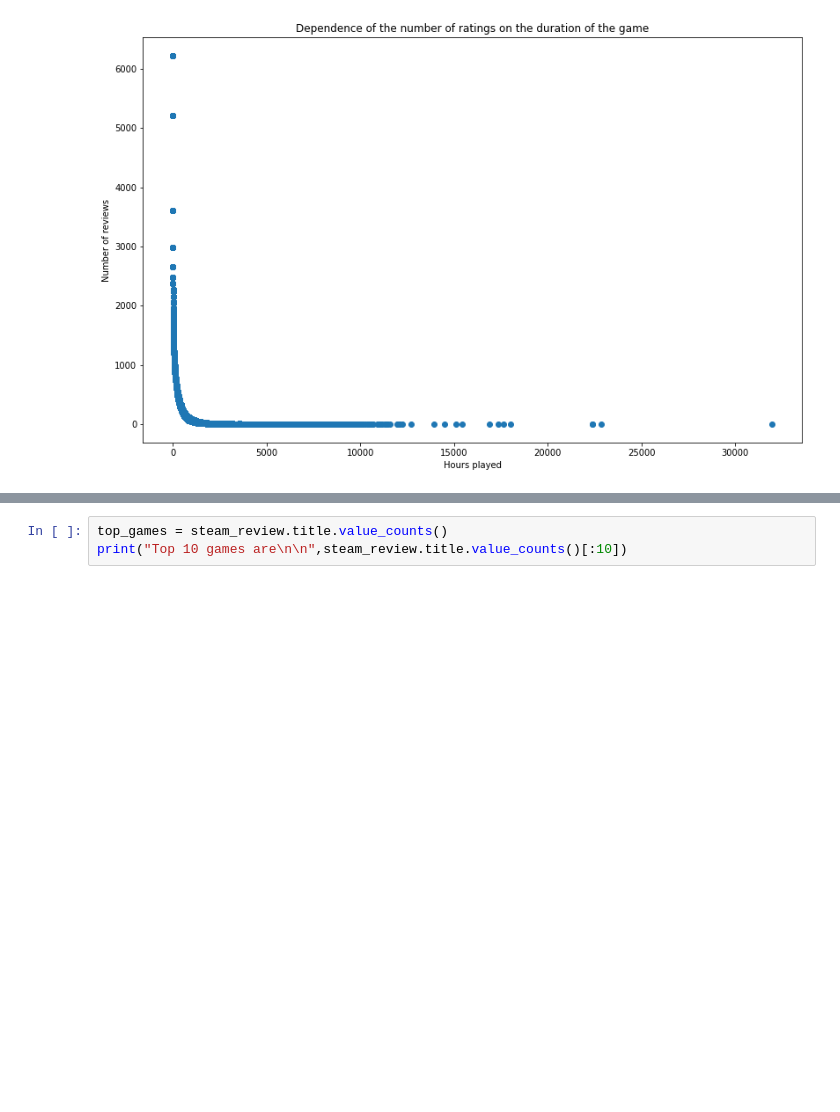
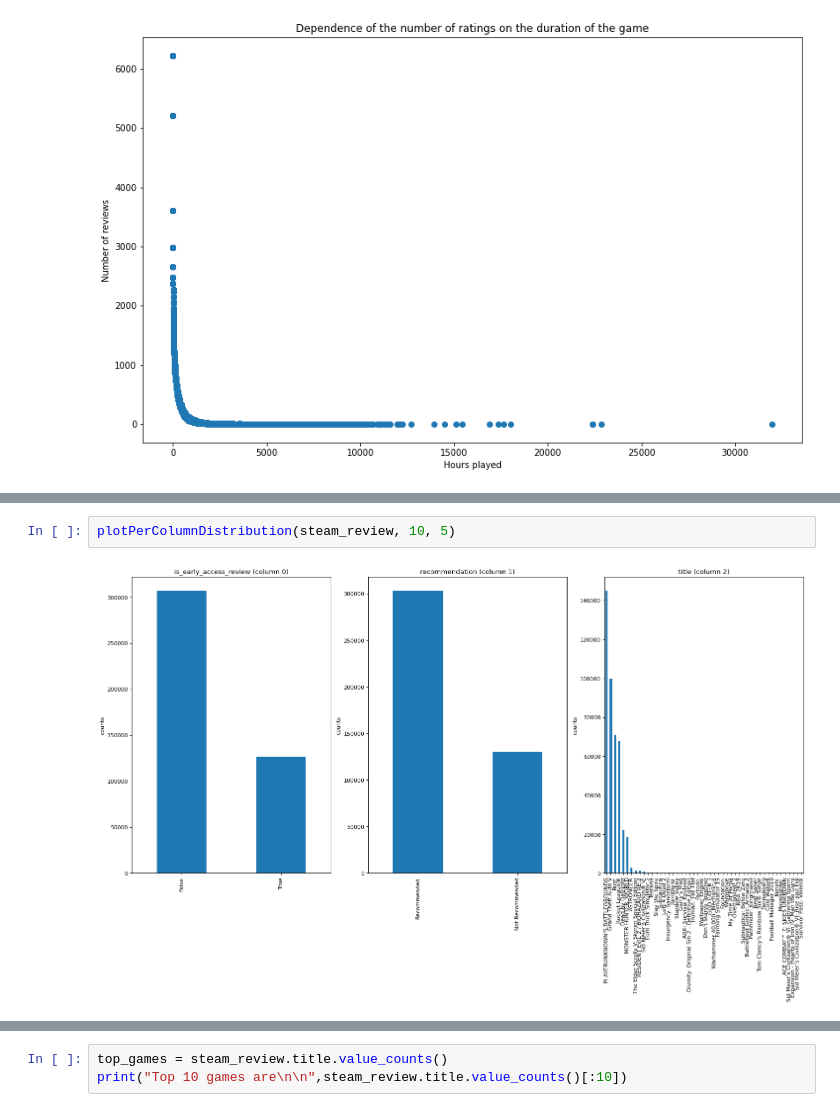
Before and after one commit to Yaswanth3277/csgodataclassifier, a Jupyter notebook: SteamReviewClassifier.ipynb, the cells around one changed output, grey strips where cells are left out. Drawn from its saved outputs; the diff is of its cells as text; blank space fills up the shorter version.

```diff
--- a/SteamReviewClassifier.ipynb
+++ b/SteamReviewClassifier.ipynb
@@ -134,0 +194,4 @@ Text(0, 0.5, 'Number of reviews')
+# %%
+plotPerColumnDistribution(steam_review, 10, 5)
+# %% [output]
+[figure, added]
```
Also changed, not shown: parts of 16 cells of this notebook.
